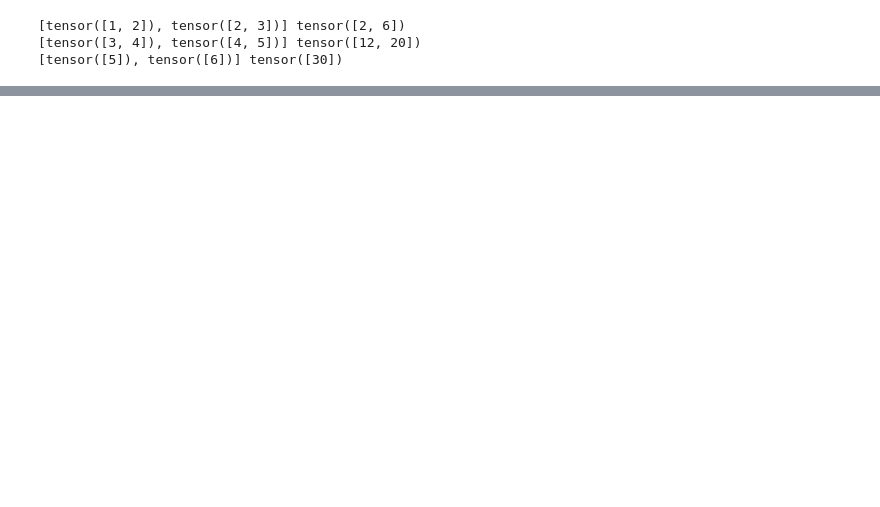
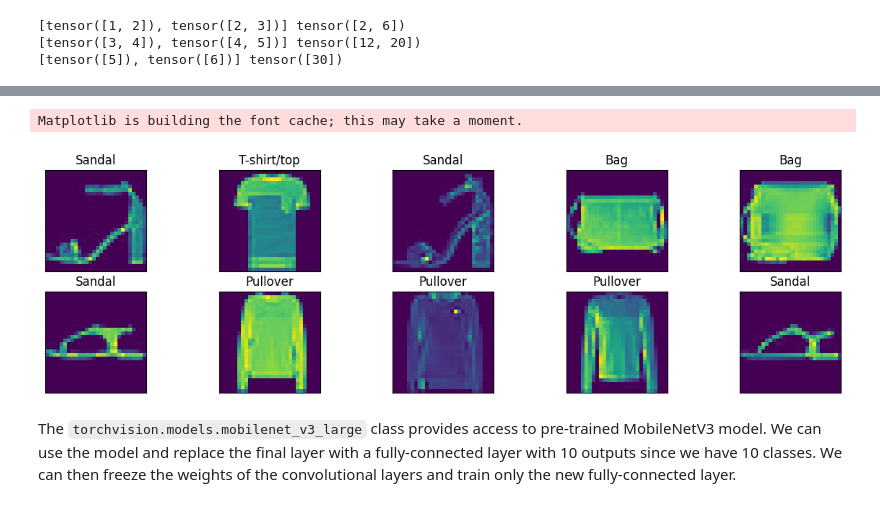
Before and after one commit to robyy/generative-ai-nanodegree, a Jupyter notebook: generative-ai.ipynb, the cells around one changed output, grey strips where cells are left out. Saved outputs shown, nothing was run; the diff lists cells and outputs as text; code cells hidden in the pictures; blank space fills up the shorter version.

Commit message:
transfer learning MobileNetV3

```diff
--- a/generative-ai.ipynb
+++ b/generative-ai.ipynb
@@ -41,0 +367,29 @@ tensor([7, 7, 7, 9, 8, 6, 4, 3, 3, 5, 0, 4, 3, 9, 8, 7, 2, 9, 2, 4, 1, 2, 0, 2,
+# %%
+# Show 10 images from the training set with their labels
+
+import matplotlib.pyplot as plt
+import numpy as np
+
+
+# function to show an image
+def imshow(img):
+    img = img / 2 + 0.5  # unnormalize
+    npimg = img.numpy()  # convert from tensor to numpy array
+    plt.imshow(np.transpose(npimg, (1, 2, 0)))  # transpose dimensions
+
+
+images, labels = next(iter(trainloader))  # get the first batch
+
+# show images with labels
+fig = plt.figure(figsize=(15, 4))
+plot_size = 10
+
+for idx in np.arange(plot_size):
+    ax = fig.add_subplot(2, plot_size // 2, idx + 1, xticks=[], yticks=[])
+    imshow(images[idx])
+    ax.set_title(get_class_name(int(labels[idx])))
+# %% [output]
+Matplotlib is building the font cache; this may take a moment.
+[figure, added]
+# %% [markdown]
+The `torchvision.models.mobilenet_v3_large` class provides access to pre-trained MobileNetV3 model. We can use the model and replace the final layer with a fully-connected layer with 10 outputs since we have 10 classes. We can then freeze the weights of the convolutional layers and train only the new fully-connected layer.
```
Also changed, not shown: parts of 29 cells of this notebook.
